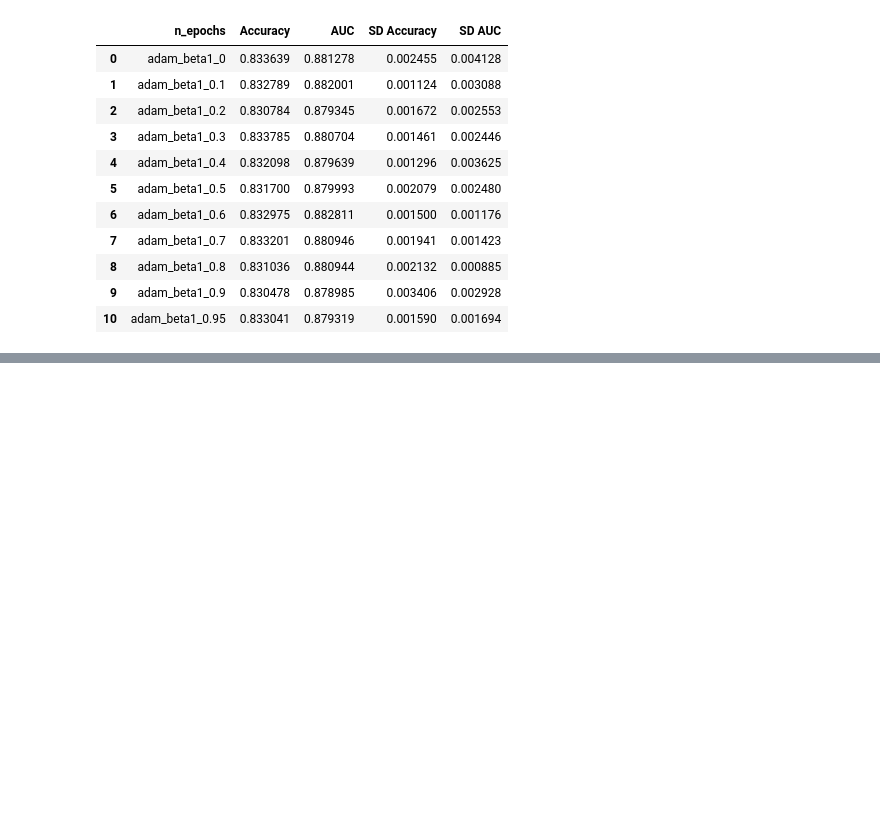
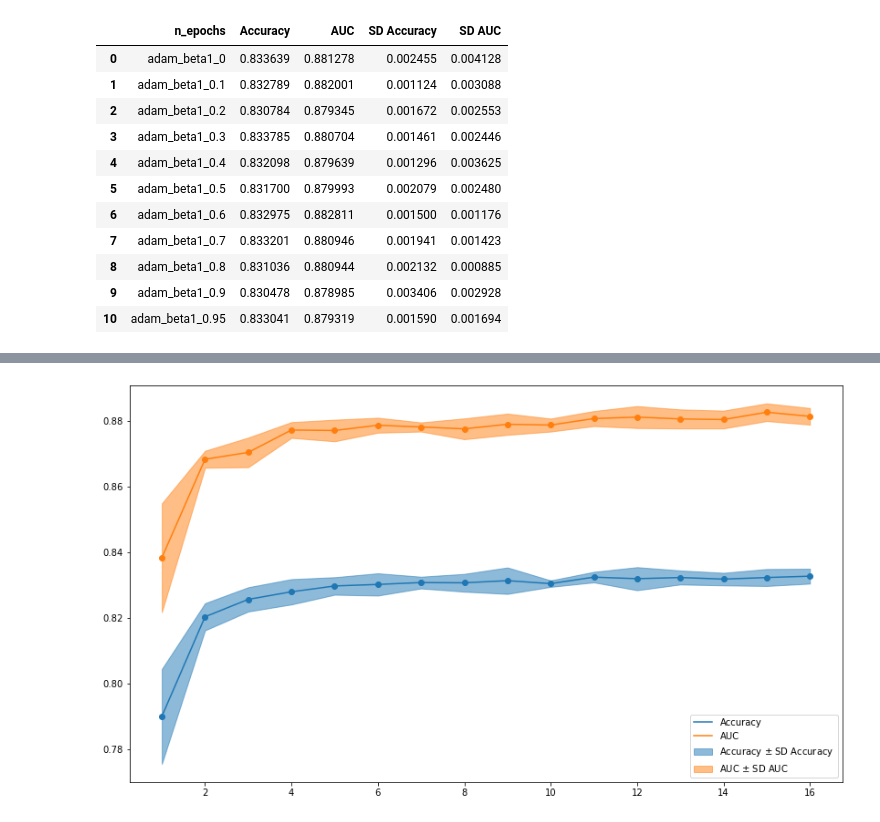
Before and after one commit to ArneRustad/Master-thesis-cf, a Jupyter notebook: scripts/tabGAN_hyperparam_tuning.ipynb, the cells around one changed output, grey strips where cells are left out. Drawn from its saved outputs; the diff is of its cells as text; code cells hidden in the pictures; blank space fills up the shorter version.

```diff
--- a/scripts/tabGAN_hyperparam_tuning.ipynb
+++ b/scripts/tabGAN_hyperparam_tuning.ipynb
@@ -262,0 +294,18 @@ result_adam_beta2
+# %%
+result_n_critic = utils.hp_tuning.evaluate_hyperparams_through_prediction(
+    data_train=data_train,
+    data_test=data_test,
+    dataset_dir=const.dir.hyperparams_tuning(),
+    hyperparams_vec=n_critic_vec,
+    hyperparams_name = "n_critic",
+    subfolder="tabGAN-qtr",
+    n_synthetic_datasets = n_synthetic_datasets_n_critic_comparison,
+    save_dir = const.dir.images(),
+    save_path = "predictive_performance_against_n_critic.svg",
+    legend_pos="lower right",
+    x_scale="linear",
+    incl_comparison_folder=True,
+    allow_not_complete_hp_vec=True
+)
+# %% [output]
+[figure, added]
```
Also changed, not shown: parts of 18 cells of this notebook, 44 other files.
